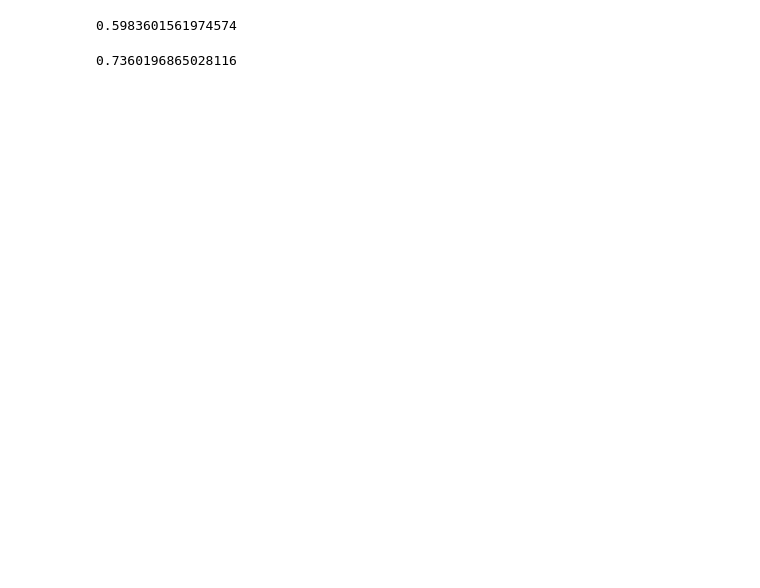
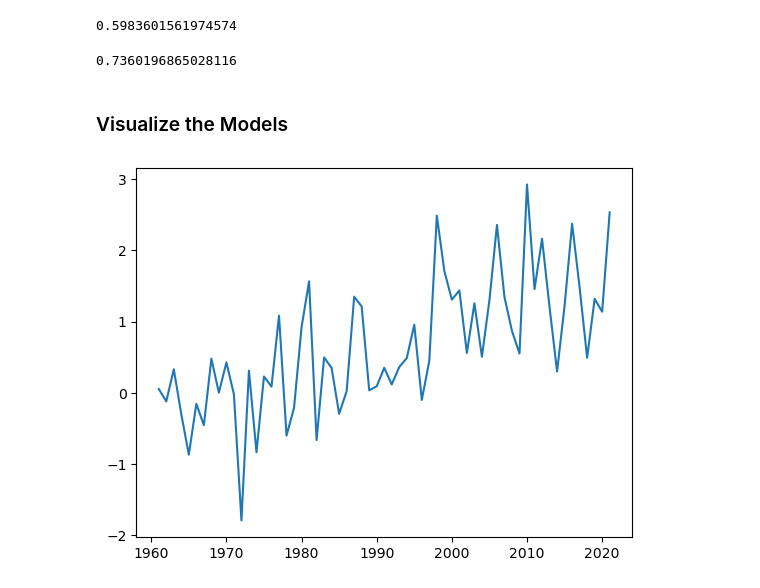
Before and after one commit to themountaintop/exploring_world_emissions, a Jupyter notebook: Processing/Emissions_ML.ipynb, the cells around one changed output. Drawn from its saved outputs; the diff is of its cells as text; code cells hidden in the pictures; blank space fills up the shorter version.

```diff
--- a/Processing/Emissions_ML.ipynb
+++ b/Processing/Emissions_ML.ipynb
@@ -383,3 +386,5 @@ y_tree_pred = tree.predict(X_test_scaled)
 sqrt(mean_squared_error(y_test, y_tree_pred))
 # %% [output]
 0.7360196865028116
+# %% [markdown]
+### Visualize the Models
@@ -385,0 +397,8 @@ sqrt(mean_squared_error(y_test, y_tree_pred))
+# %%
+# Reference plot (to make sure I've used the right indexes)
+# First Six Countries: Australia, Austria, Brazil, Bulgaria, Canada, China
+Canada = df[df['country'] == 'Canada']
+plt.plot(Canada['year'], Canada['temp_change'])
+plt.show()
+# %% [output]
+[figure, added]
```
Also changed, not shown: parts of 42 cells of this notebook.
